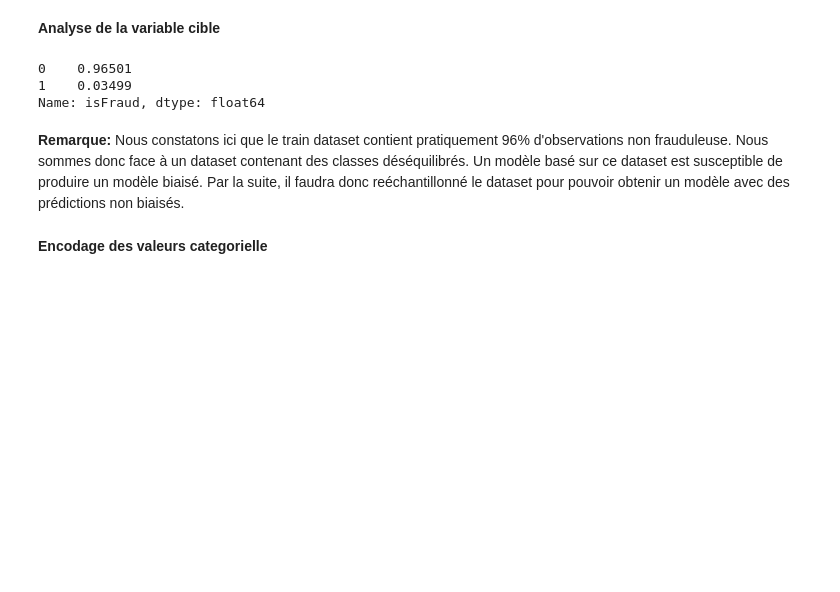
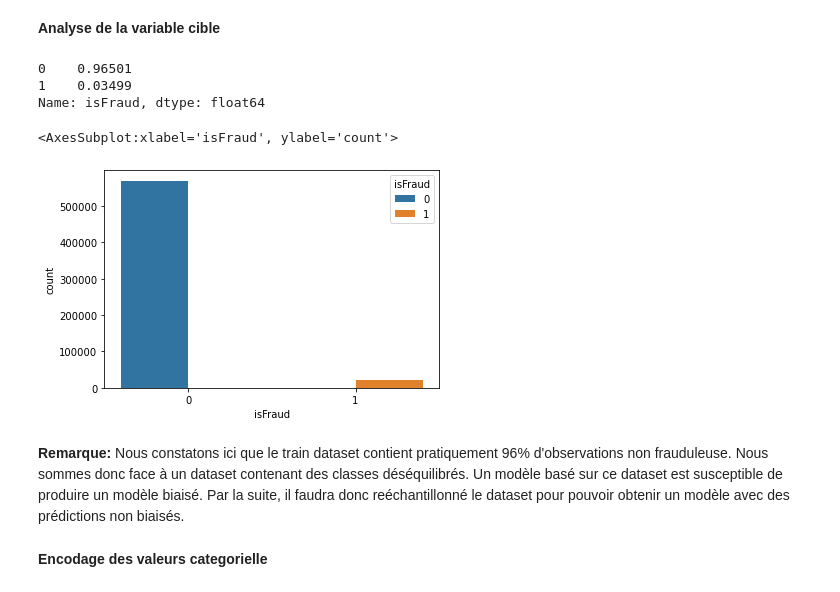
Before and after one commit to abakamousa/fraud_detection, a Jupyter notebook: Fraud_detection.ipynb, the cells around one changed output. Saved outputs shown, nothing was run; the diff lists cells and outputs as text; code cells hidden in the pictures; blank space fills up the shorter version.

```diff
--- a/Fraud_detection.ipynb
+++ b/Fraud_detection.ipynb
@@ -220,6 +220,11 @@ train['isFraud'].value_counts(normalize=True)
 0    0.96501
 1    0.03499
 Name: isFraud, dtype: float64
+# %%
+sns.countplot(x="isFraud", hue="isFraud", data=train)
+# %% [output]
+<AxesSubplot:xlabel='isFraud', ylabel='count'>
+[figure, added]
 # %% [markdown]
 **Remarque:** Nous constatons ici que le train dataset contient pratiquement 96% d'observations non frauduleuse. Nous sommes donc face à un dataset contenant des classes déséquilibrés. Un modèle basé sur ce dataset est susceptible de produire un modèle biaisé. Par la suite, il faudra donc reéchantillonné le dataset pour pouvoir obtenir un modèle avec des prédictions non biaisés.
 # %% [markdown]
```
Also changed, not shown: parts of 7 cells of this notebook.
